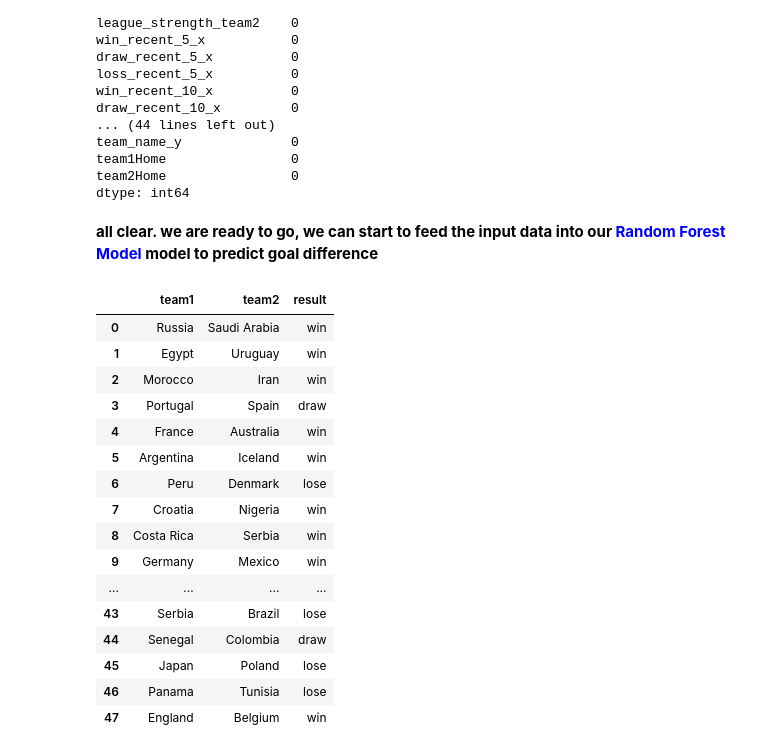
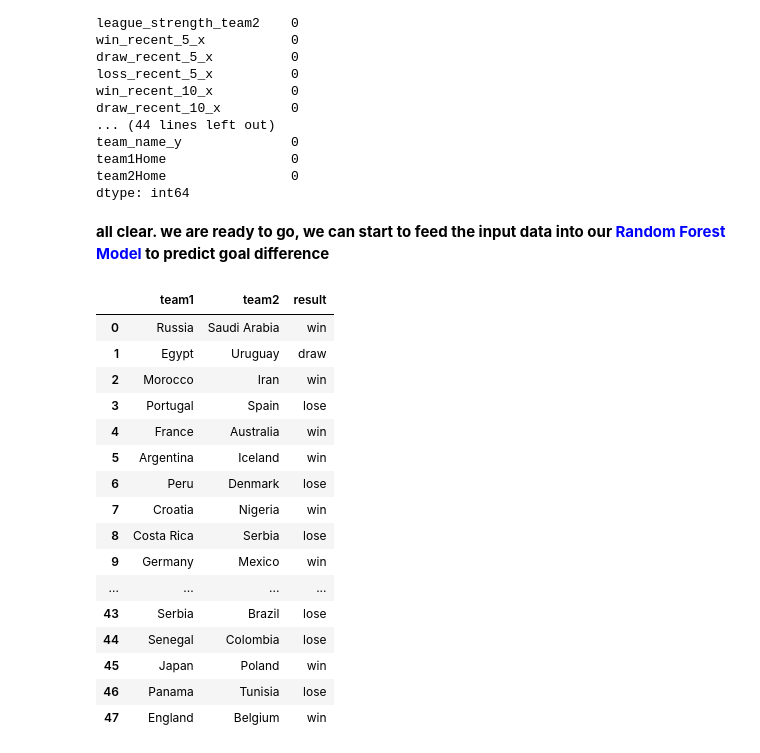
Before and after one commit to kallyzhu/SoccerAnalysis, a Jupyter notebook: soccer-matches-analysis.ipynb, the cells around one changed output. Saved outputs shown, nothing was run; the diff lists cells and outputs as text; code cells hidden in the pictures.

Commit message:
minor update on group stage

```diff
--- a/soccer-matches-analysis.ipynb
+++ b/soccer-matches-analysis.ipynb
@@ -628,7 +628,7 @@ from sklearn.ensemble import RandomForestRegressor
 
 # split dataset into train and test
 X_train, X_test, y_train, y_test = train_test_split(matches[features], matches[target],
-                                                    test_size=0.3, random_state=99)
+                                                    test_size=0.2, random_state=99)
 
 print("Number of features: ", len(features))
 print("The shape of training set: ", X_train.shape)
@@ -641,7 +641,7 @@ The shape of test set:  (5050, 52)
 # training model using random forest regressor with GridSearchCV
 parameters = {'n_estimators':[50, 100]}
 rfr = RandomForestRegressor(random_state=99)
-model = GridSearchCV(rfr, parameters, cv=5)
+model = GridSearchCV(rfr, parameters, cv=6)
 model.fit(X_train, y_train)
 print('The best number of trees is: ', model.best_params_['n_estimators'])
 
@@ -825,7 +825,7 @@ team1Home                0
 team2Home                0
 dtype: int64
 # %% [markdown]
-__all clear. we are ready to go, we can start to feed the input data into our <font color=blue>Random Forest Model</font> model to predict goal difference__
+__all clear. we are ready to go, we can start to feed the input data into our <font color=blue>Random Forest Model</font> to predict goal difference__
 # %%
 ### make sure we normalize all our variables
 inputs = wc_matches[features]
@@ -838,22 +838,23 @@ result = convert_to_win_draw_lose(wc_predict)
 ### add result to the dataframe
 wc_matches.loc[:,'result'] = pd.Series(result, index=wc_matches.index)
 # %%
-wc_matches[['team1', 'team2', 'result']]
+group_stage = wc_matches[['team1', 'team2', 'result']]
+group_stage
 # %% [output]
 |  | team1 | team2 | result |
 | 0 | Russia | Saudi Arabia | win |
-| 1 | Egypt | Uruguay | win |
+| 1 | Egypt | Uruguay | draw |
 | 2 | Morocco | Iran | win |
-| 3 | Portugal | Spain | draw |
+| 3 | Portugal | Spain | lose |
 | 4 | France | Australia | win |
 | 5 | Argentina | Iceland | win |
 | 6 | Peru | Denmark | lose |
 | 7 | Croatia | Nigeria | win |
-| 8 | Costa Rica | Serbia | win |
+| 8 | Costa Rica | Serbia | lose |
 | 9 | Germany | Mexico | win |
 | ... | ... | ... | ... |
 | 43 | Serbia | Brazil | lose |
-| 44 | Senegal | Colombia | draw |
-| 45 | Japan | Poland | lose |
+| 44 | Senegal | Colombia | lose |
+| 45 | Japan | Poland | win |
 | 46 | Panama | Tunisia | lose |
 | 47 | England | Belgium | win |
```
Also changed, not shown: parts of 9 cells of this notebook.
